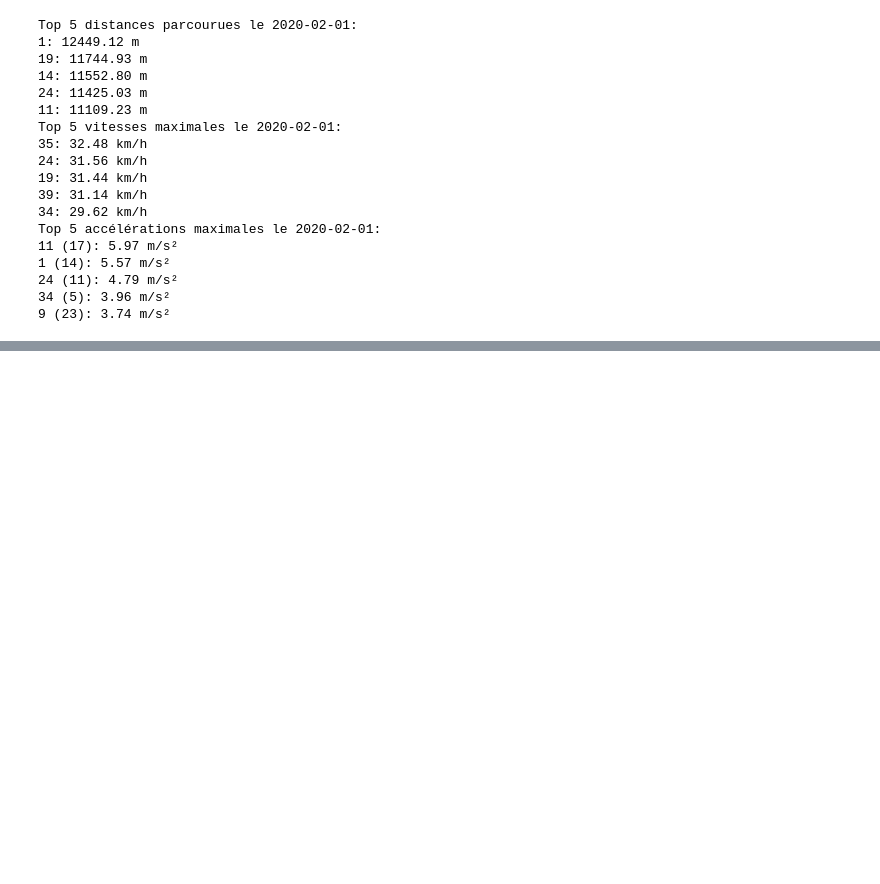
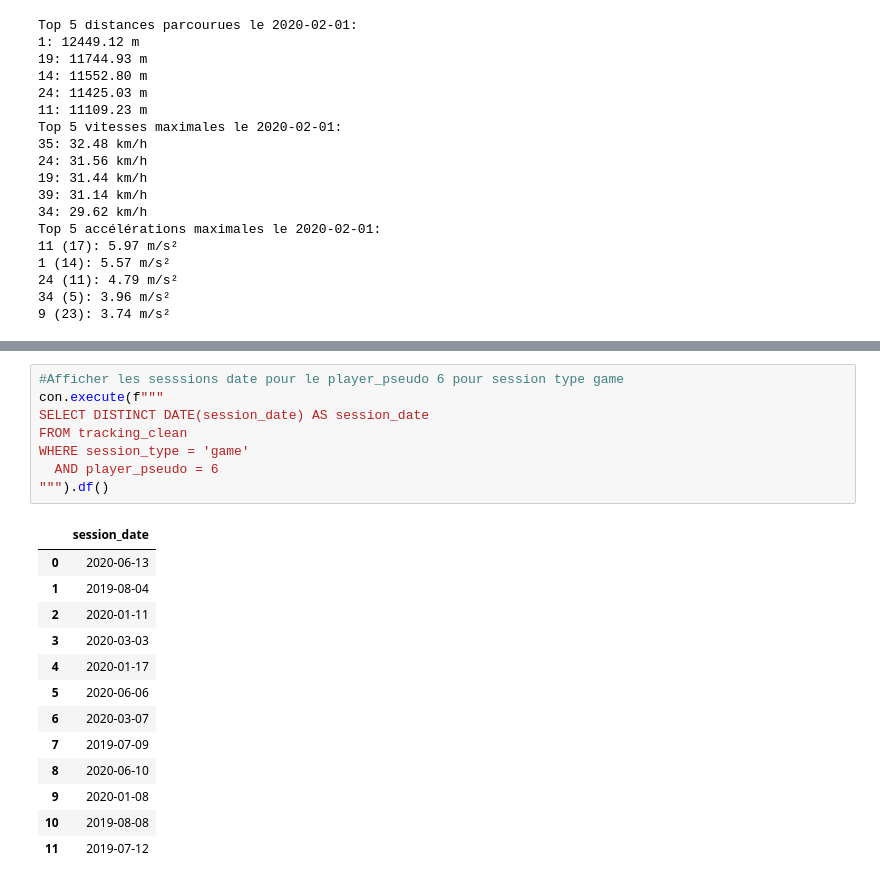
Before and after one commit to TheoLec-student/Data-Science-Foot, a Jupyter notebook: Match.ipynb, the cells around one changed output, grey strips where cells are left out. Cells and saved outputs as stored; diff of their text form; blank space fills up the shorter version.

```diff
--- a/Match.ipynb
+++ b/Match.ipynb
@@ -540 +551,23 @@ Top 5 accélérations maximales le 2020-02-01:
+# %%
+#Afficher les sesssions date pour le player_pseudo 6 pour session type game
+con.execute(f"""
+SELECT DISTINCT DATE(session_date) AS session_date
+FROM tracking_clean
+WHERE session_type = 'game'
+  AND player_pseudo = 6
+""").df()
+# %% [output]
+|  | session_date |
+| 0 | 2020-06-13 |
+| 1 | 2019-08-04 |
+| 2 | 2020-01-11 |
+| 3 | 2020-03-03 |
+| 4 | 2020-01-17 |
+| 5 | 2020-06-06 |
+| 6 | 2020-03-07 |
+| 7 | 2019-07-09 |
+| 8 | 2020-06-10 |
+| 9 | 2020-01-08 |
+| 10 | 2019-08-08 |
+| 11 | 2019-07-12 |
 # %%
```
Also changed, not shown: parts of 4 cells of this notebook, 2 other files.
